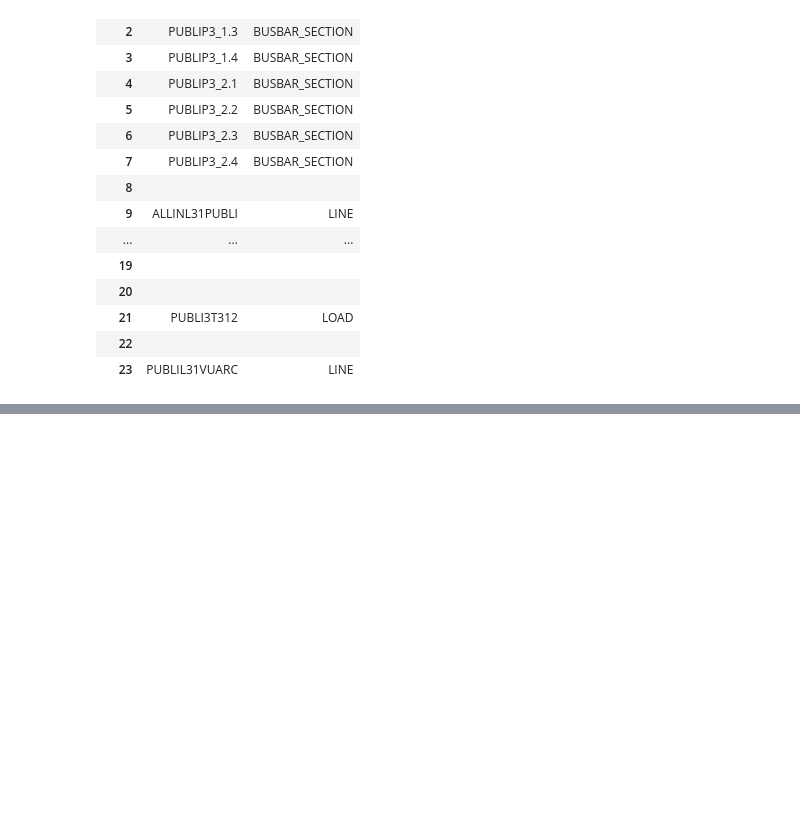
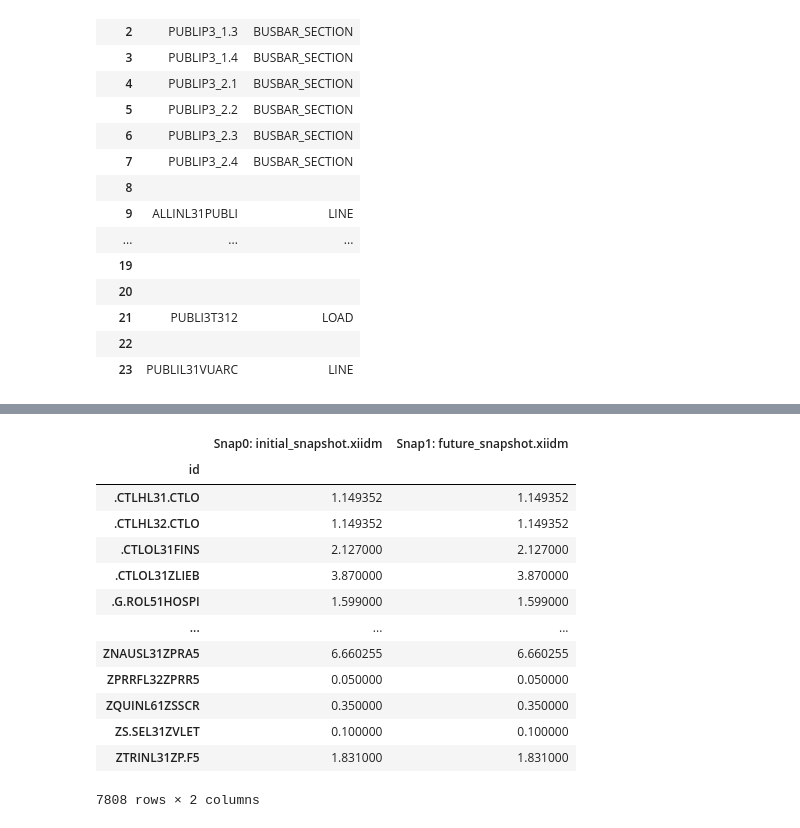
Before and after one commit to cmjoshua01/D-GITT_josh, a Jupyter notebook: Documentation/Dataset Description Notebook/dataset_description.ipynb, the cells around one changed output, grey strips where cells are left out. Cells and saved outputs as stored; diff of their text form; code cells hidden in the pictures; blank space fills up the shorter version.

```diff
--- a/Documentation/Dataset Description Notebook/dataset_description.ipynb
+++ b/Documentation/Dataset Description Notebook/dataset_description.ipynb
@@ -139,0 +231,28 @@ Transformers include both the high voltage and low voltage code numbers as well
+# %%
+# Assuming we already have a list of files from the path, and we want to store all the Resistance values of all the lines
+
+list_files = ['initial_snapshot.xiidm.bz2', 'future_snapshot.xiidm.bz2']
+rdata = {}
+for i, file in enumerate(list_files):
+    grid = pp.network.load(file)
+    r_values = grid.get_lines(attributes=['r'])['r']
+    timestep = Path(file).stem # Here we use the snapshot name to be the name of the column. You could choose some other name for the columns of the time series.
+    rdata[f'Snap{i}: {timestep}'] = r_values
+
+r_timeseries = pd.DataFrame(rdata)
+r_timeseries
+# %% [output]
+|  | Snap0: initial_snapshot.xiidm | Snap1: future_snapshot.xiidm |
+| id |  |  |
+| .CTLHL31.CTLO | 1.149352 | 1.149352 |
+| .CTLHL32.CTLO | 1.149352 | 1.149352 |
+| .CTLOL31FINS | 2.127000 | 2.127000 |
+| .CTLOL31ZLIEB | 3.870000 | 3.870000 |
+| .G.ROL51HOSPI | 1.599000 | 1.599000 |
+| ... | ... | ... |
+| ZNAUSL31ZPRA5 | 6.660255 | 6.660255 |
+| ZPRRFL32ZPRR5 | 0.050000 | 0.050000 |
+| ZQUINL61ZSSCR | 0.350000 | 0.350000 |
+| ZS.SEL31ZVLET | 0.100000 | 0.100000 |
+| ZTRINL31ZP.F5 | 1.831000 | 1.831000 |
+7808 rows × 2 columns
```
Also changed, not shown: parts of 12 cells of this notebook.
